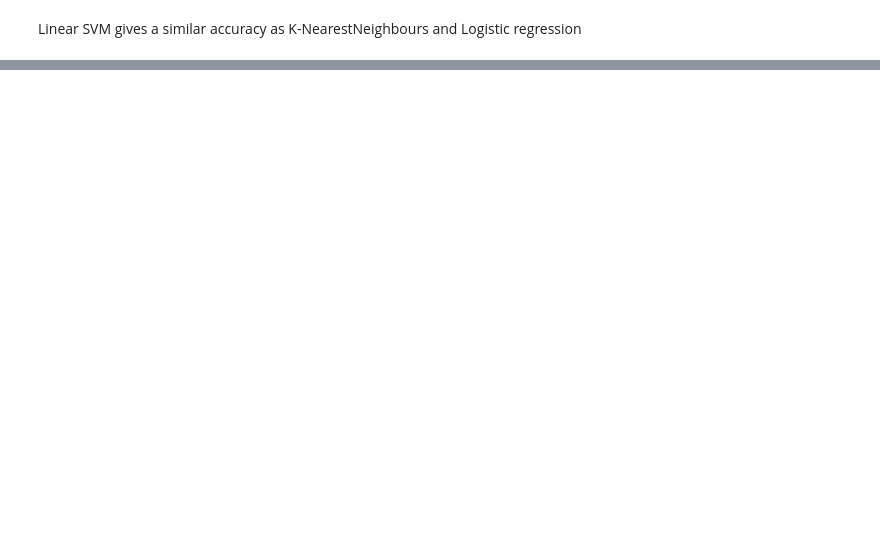
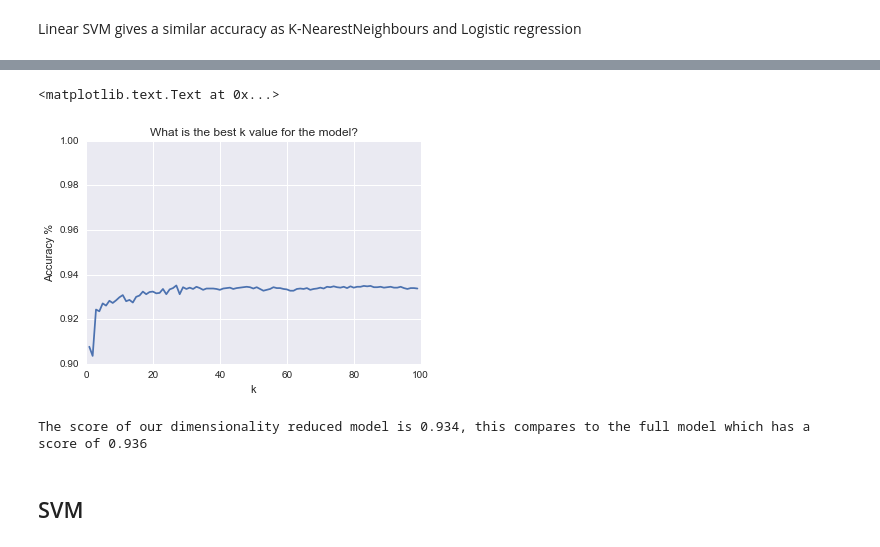
Before and after one commit to Fungie/Data_science_tasks, a Jupyter notebook: Predicting company website conversion rate.ipynb, the cells around one changed output, grey strips where cells are left out. Cells and saved outputs as stored; diff of their text form; code cells hidden in the pictures; blank space fills up the shorter version.

```diff
--- a/Predicting company website conversion rate.ipynb
+++ b/Predicting company website conversion rate.ipynb
@@ -462,0 +505,26 @@ Linear SVM gives a similar accuracy as K-NearestNeighbours and Logistic regressi
+# %%
+# loops through k values from 1-99 and computes accuracy for that k then the accuracy is plotted as a function of k.
+# If we had a very large dataset I wouldnt advice doing this but its useful for this purpose
+k_range = range(1,100)
+accuracy = []
+for k in k_range:
+    knn = KNeighborsClassifier(n_neighbors=k)
+    knn.fit(X_train_pca,y_train)
+    y_pred_pca = knn.predict(X_test_pca)
+
+    accuracy.append(metrics.accuracy_score(y_test,y_pred_pca))
+
+plt.plot(k_range,accuracy)
+plt.ylim([0.9,1])
+plt.title('What is the best k value for the model?')
+plt.xlabel('k')
+plt.ylabel('Accuracy %')
+# %% [output]
+<matplotlib.text.Text at 0x...>
+[figure, added]
+# %%
+print 'The score of our dimensionality reduced model is %.3f, this compares to the full model which has a score of %.3f' % (score_knn_pca,score_knn)
+# %% [output]
+The score of our dimensionality reduced model is 0.934, this compares to the full model which has a score of 0.936
+# %% [markdown]
+## SVM
```
Also changed, not shown: parts of 34 cells of this notebook.
